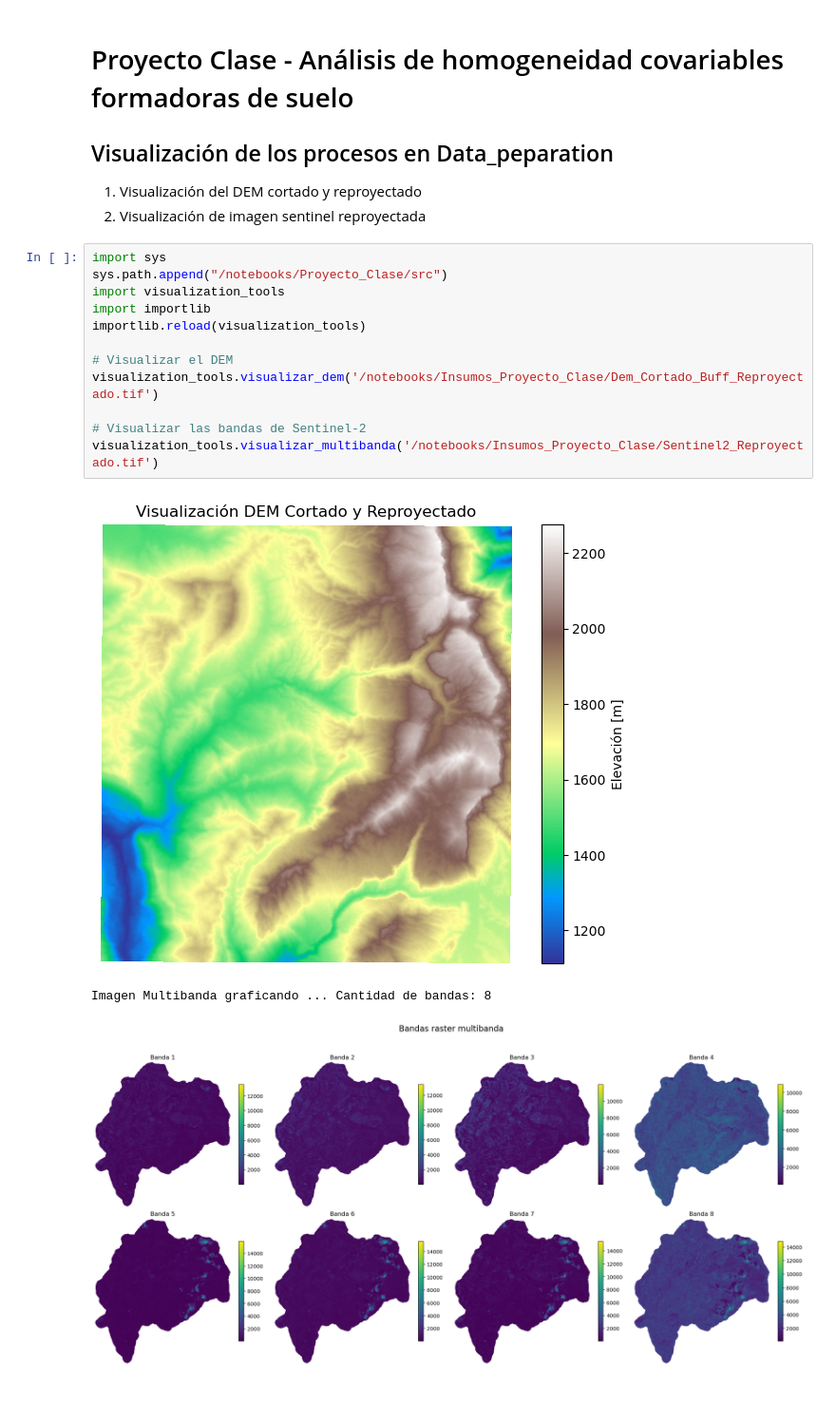
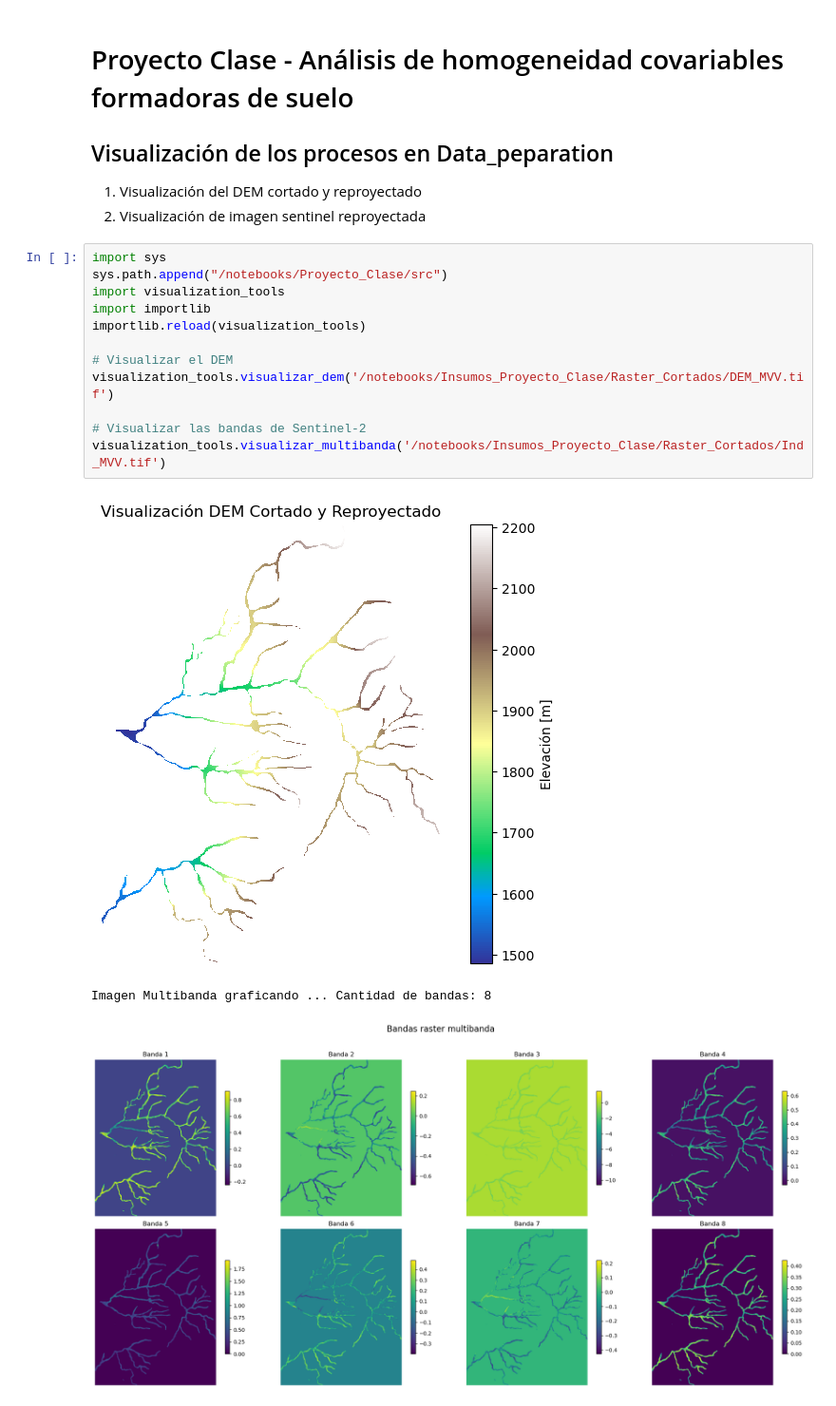
Before and after one commit to DSVRUNAL/Proyecto---Homogeneidad-Variables-Formadoras-Suelo, a Jupyter notebook: notebooks/Visualization.ipynb, the cells around one changed output. Shown at 95% size. Cells and saved outputs as stored; diff of their text form.

```diff
--- a/notebooks/Visualization.ipynb
+++ b/notebooks/Visualization.ipynb
@@ -6,16 +6,16 @@
 # %%
 import sys
 sys.path.append("/notebooks/Proyecto_Clase/src")
 import visualization_tools
 import importlib
 importlib.reload(visualization_tools)
 
 # Visualizar el DEM
-visualization_tools.visualizar_dem('/notebooks/Insumos_Proyecto_Clase/Dem_Cortado_Buff_Reproyectado.tif')
+visualization_tools.visualizar_dem('/notebooks/Insumos_Proyecto_Clase/Raster_Cortados/DEM_MVV.tif')
 
 # Visualizar las bandas de Sentinel-2
-visualization_tools.visualizar_multibanda('/notebooks/Insumos_Proyecto_Clase/Sentinel2_Reproyectado.tif')
+visualization_tools.visualizar_multibanda('/notebooks/Insumos_Proyecto_Clase/Raster_Cortados/Ind_MVV.tif')
 # %% [output]
-[figure, old version]
+[figure, new version]
 Imagen Multibanda graficando ... Cantidad de bandas: 8
-[figure, old version]
+[figure, new version]
```
Also changed, not shown: 2 other files.
